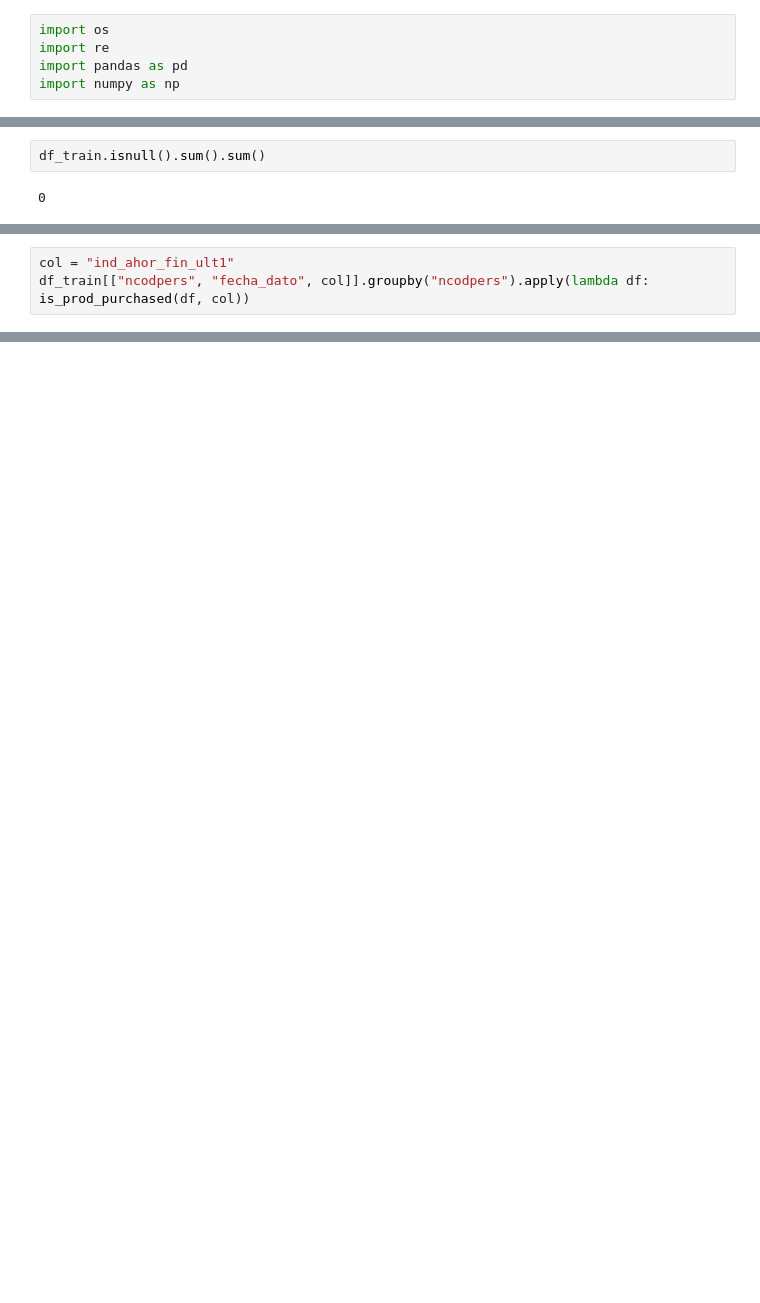
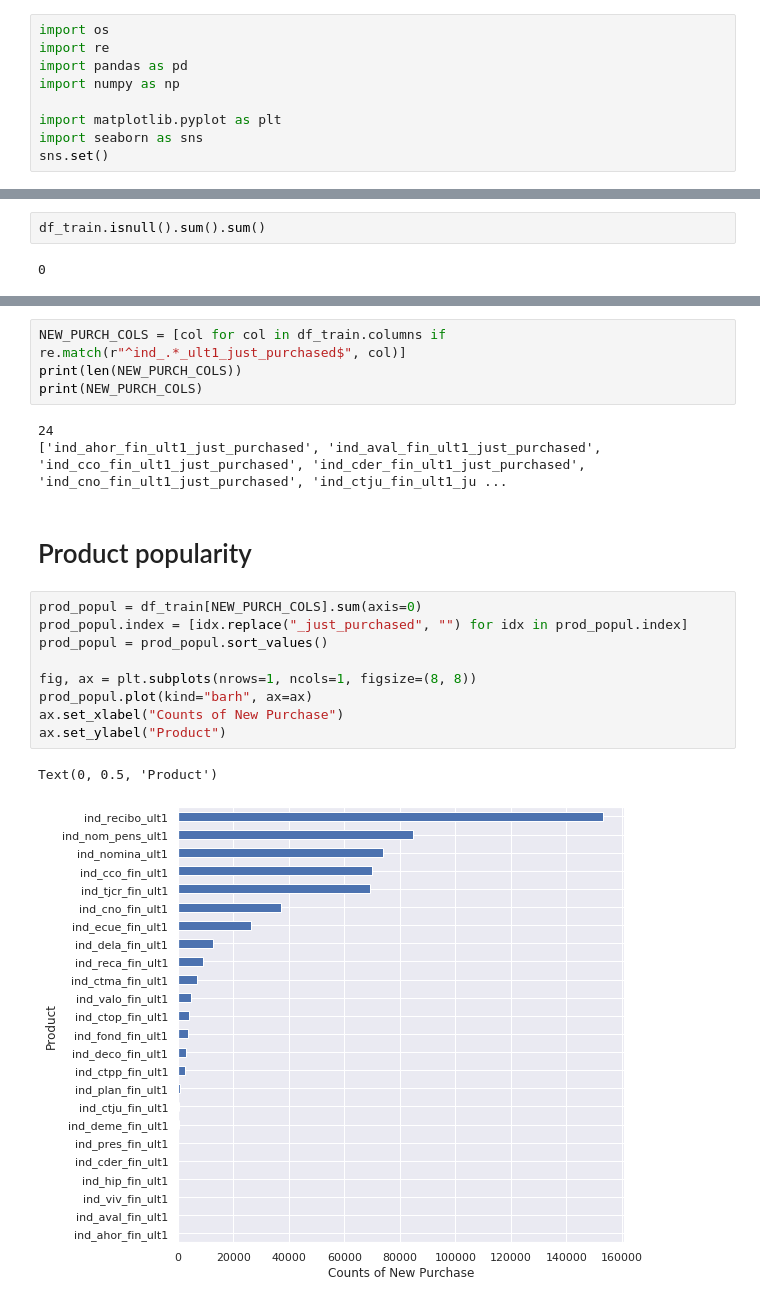
Before and after one commit to nguyentrunghai/Kaggle_projects, a Jupyter notebook: Santander_Product_Recomendation/exploratory.ipynb, the cells around one changed output, grey strips where cells are left out. Saved outputs shown, nothing was run; the diff lists cells and outputs as text; blank space fills up the shorter version.

Commit message:
plot product popularity

```diff
--- a/Santander_Product_Recomendation/exploratory.ipynb
+++ b/Santander_Product_Recomendation/exploratory.ipynb
@@ -3,6 +3,10 @@ import os
 import re
 import pandas as pd
 import numpy as np
+
+import matplotlib.pyplot as plt
+import seaborn as sns
+sns.set()
 # %%
 def change_dtype_ser(ser):
 
@@ -157,3 +63,0 @@ df_tmp.loc[df_tmp["ncodpers"] == 1050614, ["fecha_dato", "ncodpers", "ind_cco_fi
-# %%
-col = "ind_ahor_fin_ult1"
-df_train[["ncodpers", "fecha_dato", col]].groupby("ncodpers").apply(lambda df: is_prod_purchased(df, col))
@@ -251,0 +91,21 @@ df_tmp
+# %%
+NEW_PURCH_COLS = [col for col in df_train.columns if re.match(r"^ind_.*_ult1_just_purchased$", col)]
+print(len(NEW_PURCH_COLS))
+print(NEW_PURCH_COLS)
+# %% [output]
+24
+['ind_ahor_fin_ult1_just_purchased', 'ind_aval_fin_ult1_just_purchased', 'ind_cco_fin_ult1_just_purchased', 'ind_cder_fin_ult1_just_purchased', 'ind_cno_fin_ult1_just_purchased', 'ind_ctju_fin_ult1_ju ...
+# %% [markdown]
+# Product popularity
+# %%
+prod_popul = df_train[NEW_PURCH_COLS].sum(axis=0)
+prod_popul.index = [idx.replace("_just_purchased", "") for idx in prod_popul.index]
+prod_popul = prod_popul.sort_values()
+
+fig, ax = plt.subplots(nrows=1, ncols=1, figsize=(8, 8))
+prod_popul.plot(kind="barh", ax=ax)
+ax.set_xlabel("Counts of New Purchase")
+ax.set_ylabel("Product")
+# %% [output]
+Text(0, 0.5, 'Product')
+[figure, added]
```
Also changed, not shown: parts of 19 cells of this notebook.
